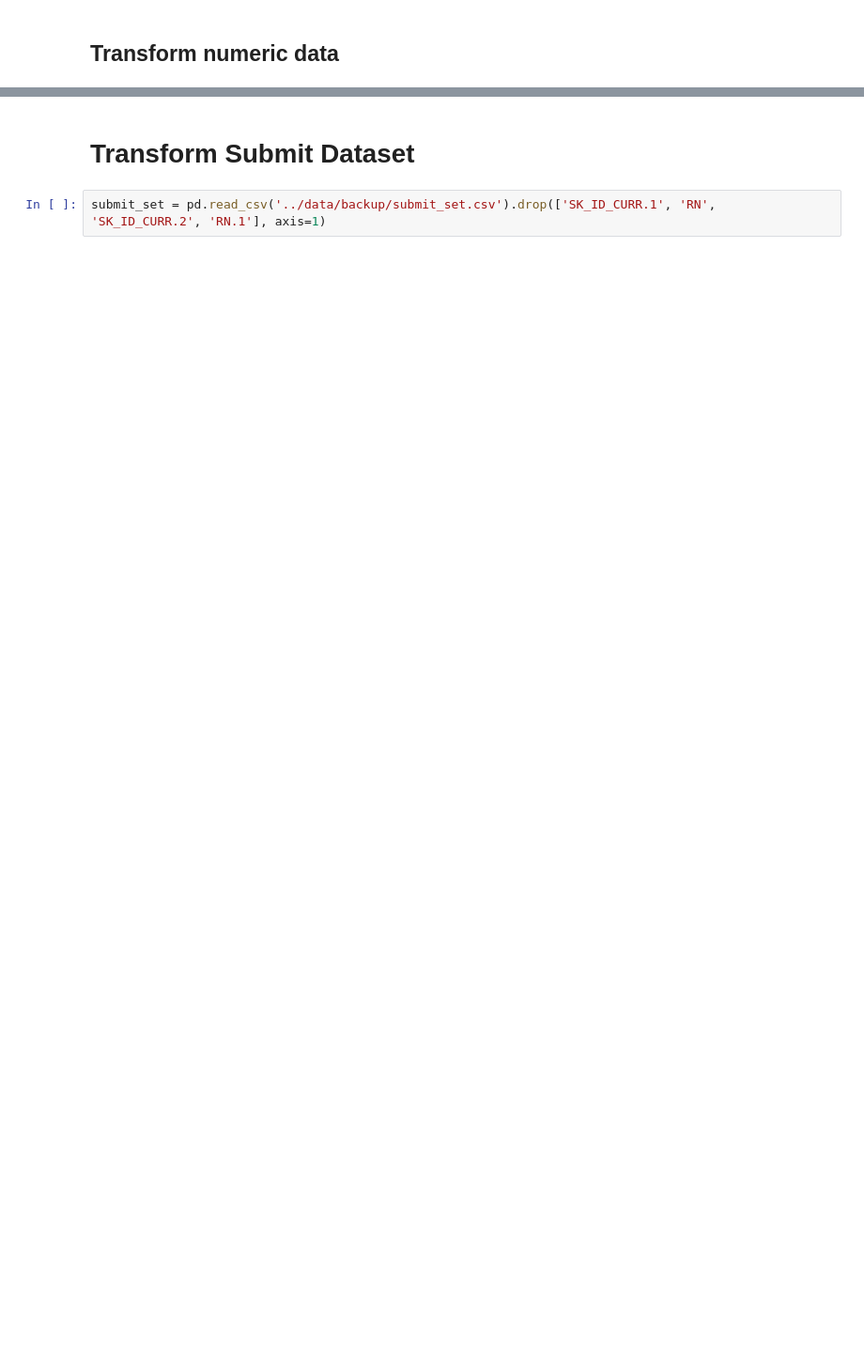
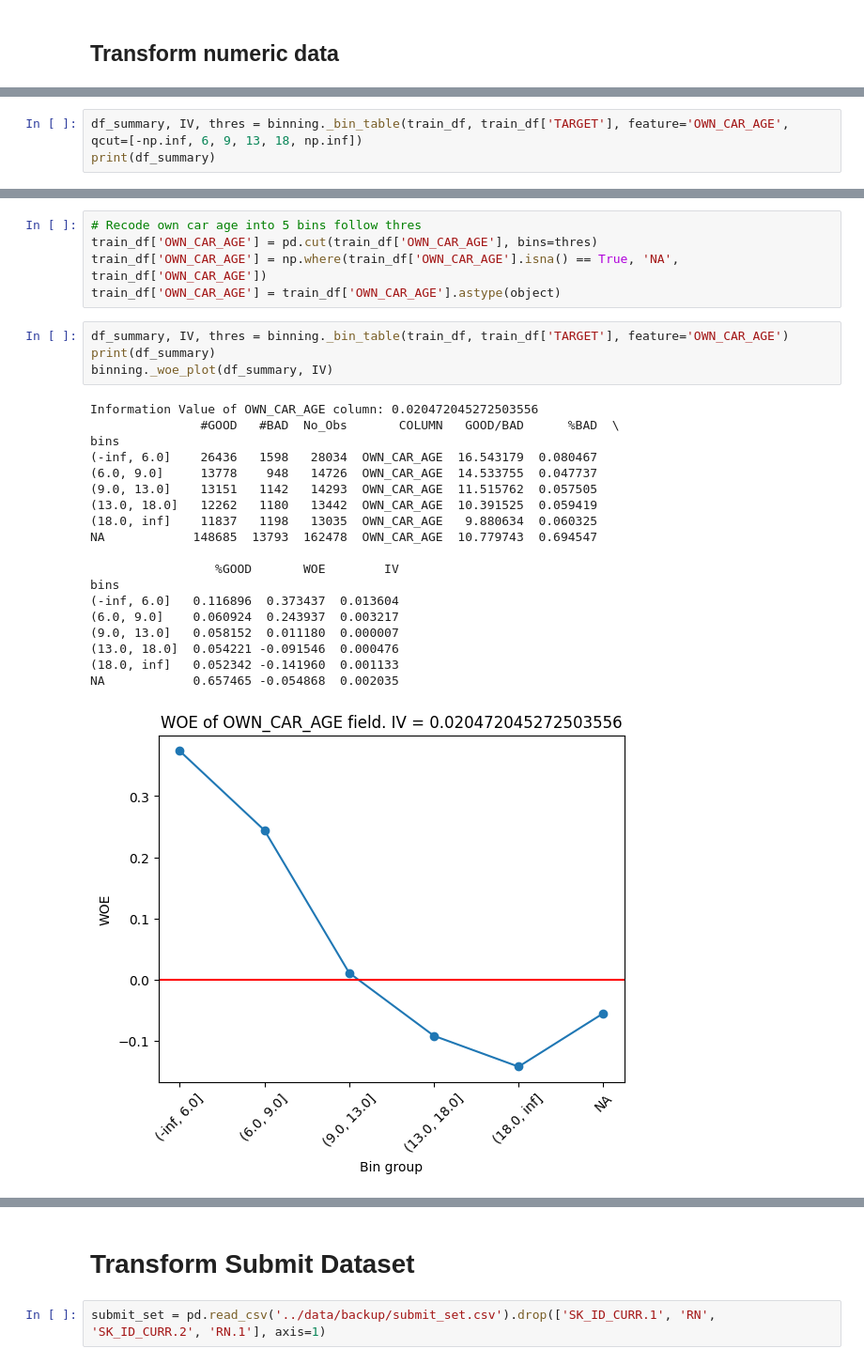
Before and after one commit to hng0810/homecredit-pd, a Jupyter notebook: notebook/0_data_transform.ipynb, the cells around one changed output, grey strips where cells are left out. Shown at 94% size. Cells and saved outputs as stored; diff of their text form; blank space fills up the shorter version.

```diff
--- a/notebook/0_data_transform.ipynb
+++ b/notebook/0_data_transform.ipynb
@@ -90,0 +143,3 @@ raw['AMT_INCOME_TOTAL'] = np.where(raw['AMT_INCOME_TOTAL'] == 117000000, 202500,
+# %%
+df_summary, IV, thres = binning._bin_table(train_df, train_df['TARGET'], feature='OWN_CAR_AGE', qcut=[-np.inf, 6, 9, 13, 18, np.inf])
+print(df_summary)
@@ -90,0 +163,29 @@ raw['AMT_INCOME_TOTAL'] = np.where(raw['AMT_INCOME_TOTAL'] == 117000000, 202500,
+# %%
+# Recode own car age into 5 bins follow thres
+train_df['OWN_CAR_AGE'] = pd.cut(train_df['OWN_CAR_AGE'], bins=thres)
+train_df['OWN_CAR_AGE'] = np.where(train_df['OWN_CAR_AGE'].isna() == True, 'NA', train_df['OWN_CAR_AGE'])
+train_df['OWN_CAR_AGE'] = train_df['OWN_CAR_AGE'].astype(object)
+# %%
+df_summary, IV, thres = binning._bin_table(train_df, train_df['TARGET'], feature='OWN_CAR_AGE')
+print(df_summary)
+binning._woe_plot(df_summary, IV)
+# %% [output]
+Information Value of OWN_CAR_AGE column: 0.020472045272503556
+               #GOOD   #BAD  No_Obs       COLUMN   GOOD/BAD      %BAD  \
+bins
+(-inf, 6.0]    26436   1598   28034  OWN_CAR_AGE  16.543179  0.080467
+(6.0, 9.0]     13778    948   14726  OWN_CAR_AGE  14.533755  0.047737
+(9.0, 13.0]    13151   1142   14293  OWN_CAR_AGE  11.515762  0.057505
+(13.0, 18.0]   12262   1180   13442  OWN_CAR_AGE  10.391525  0.059419
+(18.0, inf]    11837   1198   13035  OWN_CAR_AGE   9.880634  0.060325
+NA            148685  13793  162478  OWN_CAR_AGE  10.779743  0.694547
+
+                 %GOOD       WOE        IV
+bins
+(-inf, 6.0]   0.116896  0.373437  0.013604
+(6.0, 9.0]    0.060924  0.243937  0.003217
+(9.0, 13.0]   0.058152  0.011180  0.000007
+(13.0, 18.0]  0.054221 -0.091546  0.000476
+(18.0, inf]   0.052342 -0.141960  0.001133
+NA            0.657465 -0.054868  0.002035
+[figure, added]
```
Also changed, not shown: parts of 20 cells of this notebook, 32 other files.
